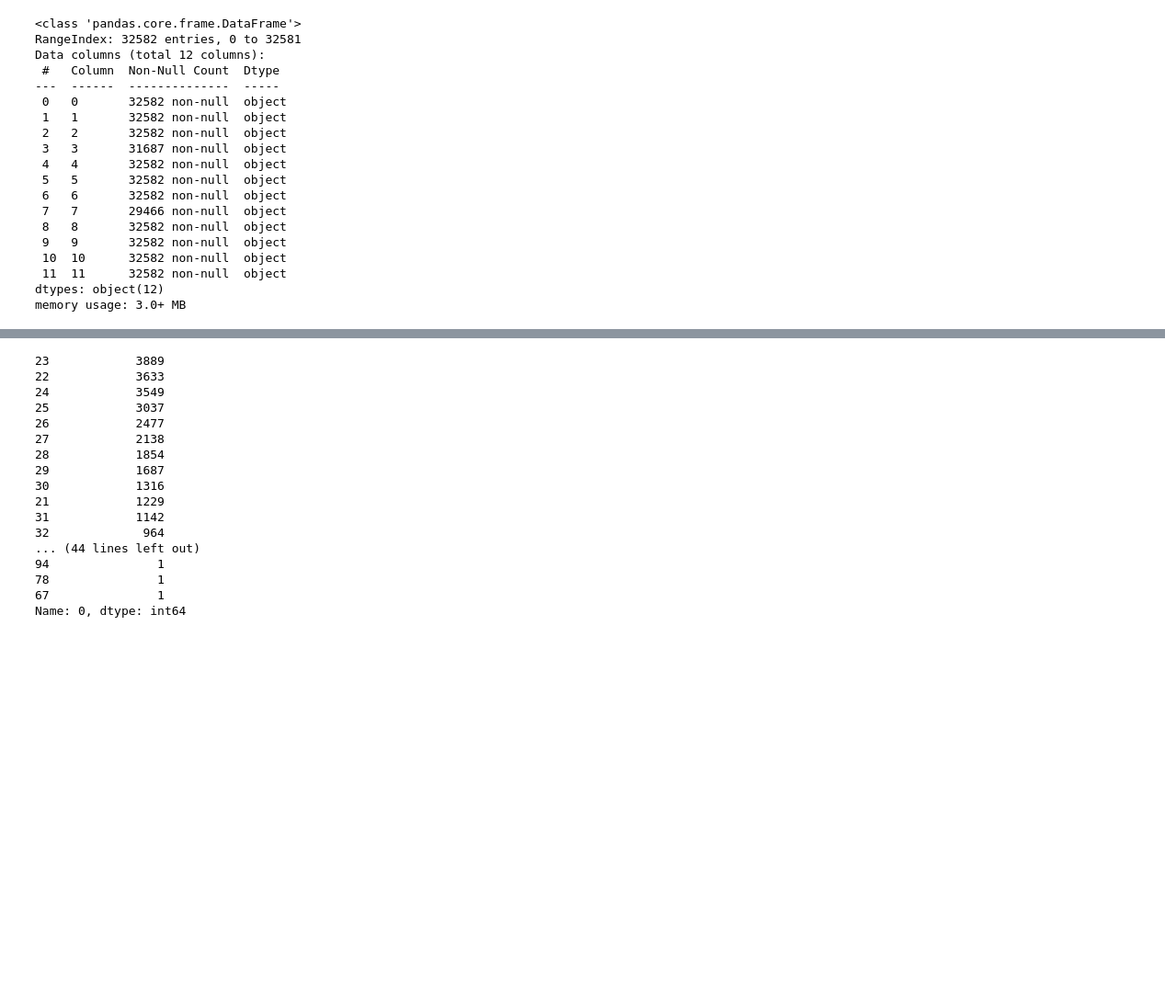
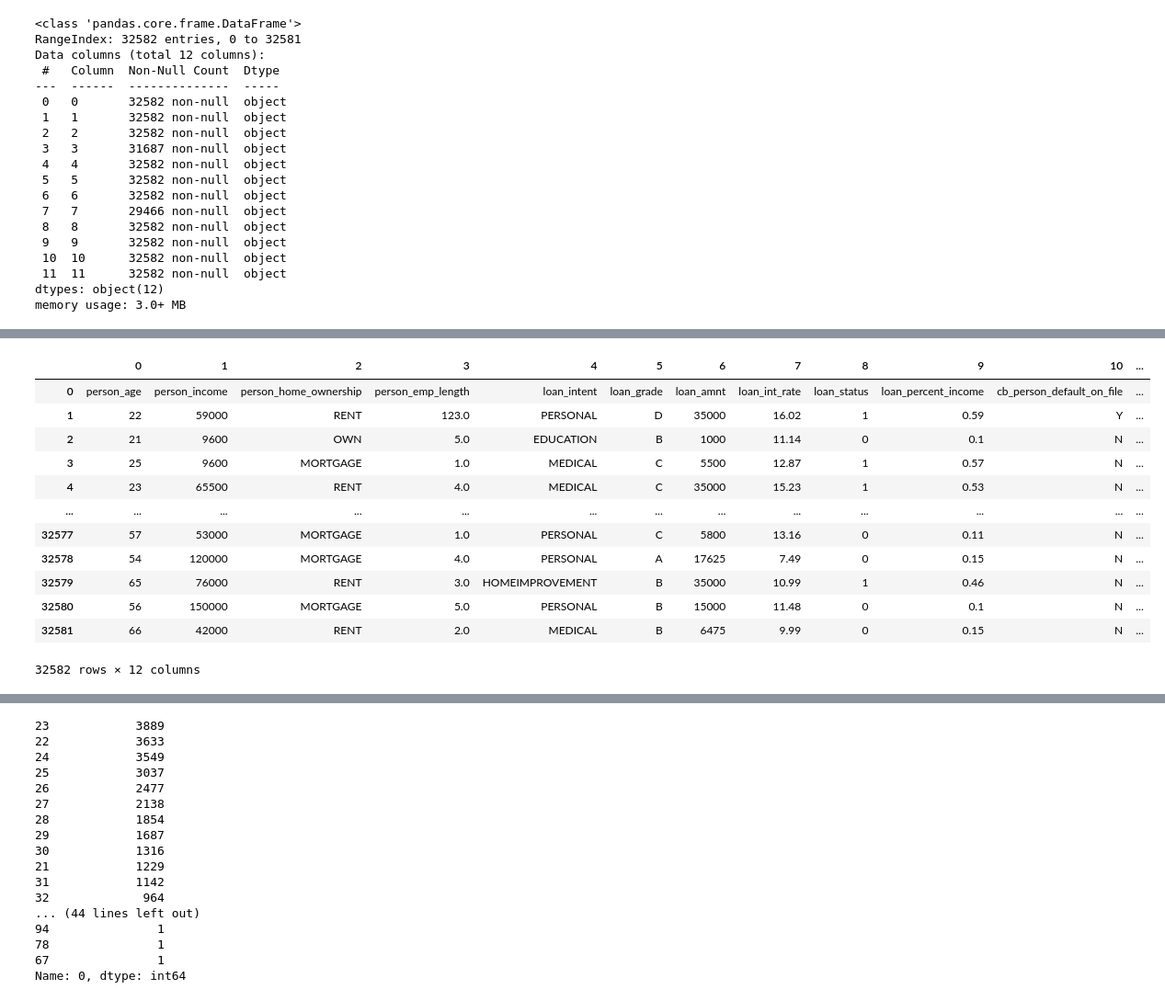
Before and after one commit to divya-medarametla/CMPE-255-Credit_Hazard-Forecasting, a Jupyter notebook: Credit_hazard_Forecasting.ipynb, the cells around one changed output, grey strips where cells are left out. Shown at 92% size. Cells and saved outputs as stored; diff of their text form; code cells hidden in the pictures; blank space fills up the shorter version.

```diff
--- a/Credit_hazard_Forecasting.ipynb
+++ b/Credit_hazard_Forecasting.ipynb
@@ -81,0 +115,20 @@ memory usage: 3.0+ MB
+# %%
+def impute_missing_values(df_in,features_with_missing_values):
+
+
+
+    imputed_value_dict={}
+    print("\n[INFO] Imputing missing values\n")
+    print("#"*10)
+    for col in features_with_missing_values:
+        print("[INFO] Imputing :",col)
+        df_in[col]=df_in[col].replace('?',np.nan)
+        df_in[col]=df_in[col].astype(float)
+        mean_value=np.mean(df_in[col])
+        df_in[col]=df_in[col].fillna(mean_value)
+        print("[INFO] Imputing with Mean:",mean_value)
+        imputed_value_dict[col]=mean_value
+
+    return df_in,imputed_value_dict
+# %%
+missing_columns=check_missing_columns(credit_approval)
@@ -81,0 +165,16 @@ memory usage: 3.0+ MB
+# %%
+df_temp
+# %% [output]
+|  | 0 | 1 | 2 | 3 | 4 | 5 | 6 | 7 | 8 | 9 | 10 | ... |
+| 0 | person_age | person_income | person_home_ownership | person_emp_length | loan_intent | loan_grade | loan_amnt | loan_int_rate | loan_status | loan_percent_income | cb_person_default_on_file | ... |
+| 1 | 22 | 59000 | RENT | 123.0 | PERSONAL | D | 35000 | 16.02 | 1 | 0.59 | Y | ... |
+| 2 | 21 | 9600 | OWN | 5.0 | EDUCATION | B | 1000 | 11.14 | 0 | 0.1 | N | ... |
+| 3 | 25 | 9600 | MORTGAGE | 1.0 | MEDICAL | C | 5500 | 12.87 | 1 | 0.57 | N | ... |
+| 4 | 23 | 65500 | RENT | 4.0 | MEDICAL | C | 35000 | 15.23 | 1 | 0.53 | N | ... |
+| ... | ... | ... | ... | ... | ... | ... | ... | ... | ... | ... | ... | ... |
+| 32577 | 57 | 53000 | MORTGAGE | 1.0 | PERSONAL | C | 5800 | 13.16 | 0 | 0.11 | N | ... |
+| 32578 | 54 | 120000 | MORTGAGE | 4.0 | PERSONAL | A | 17625 | 7.49 | 0 | 0.15 | N | ... |
+| 32579 | 65 | 76000 | RENT | 3.0 | HOMEIMPROVEMENT | B | 35000 | 10.99 | 1 | 0.46 | N | ... |
+| 32580 | 56 | 150000 | MORTGAGE | 5.0 | PERSONAL | B | 15000 | 11.48 | 0 | 0.1 | N | ... |
+| 32581 | 66 | 42000 | RENT | 2.0 | MEDICAL | B | 6475 | 9.99 | 0 | 0.15 | N | ... |
+32582 rows × 12 columns
```
Also changed, not shown: parts of 8 cells of this notebook.
